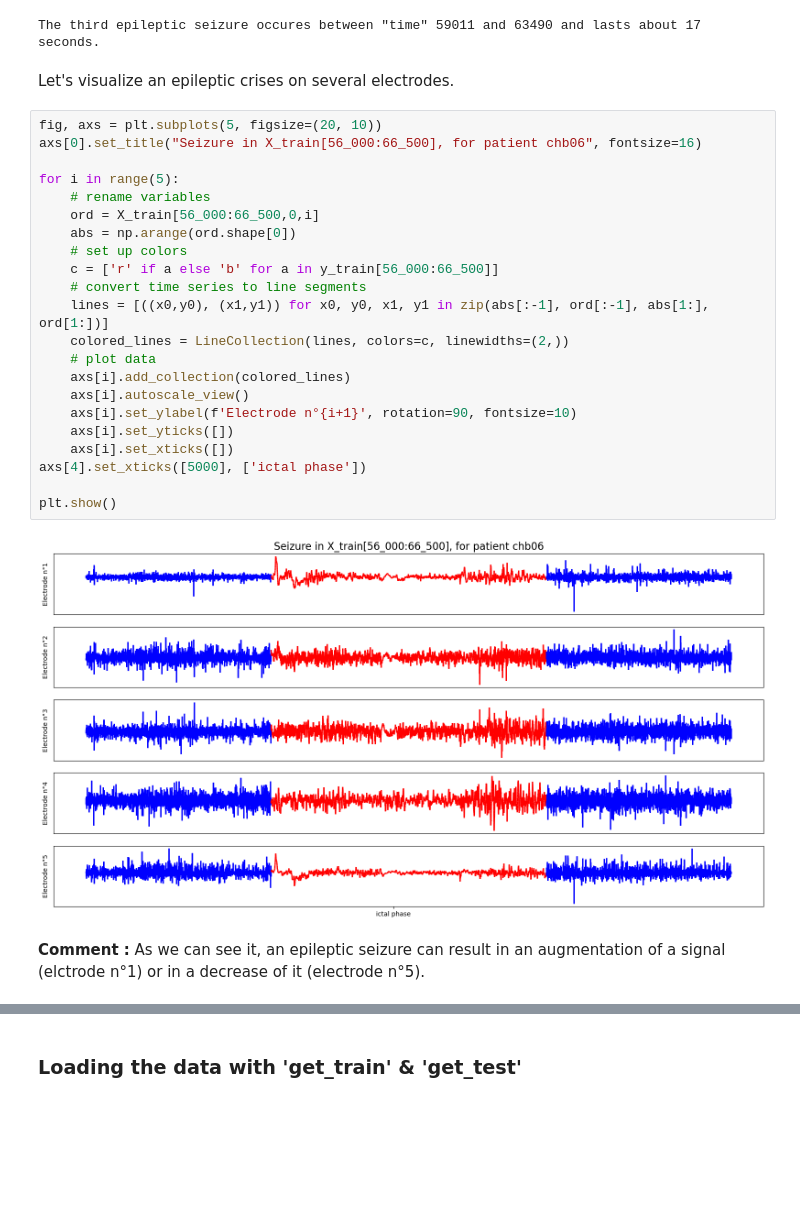
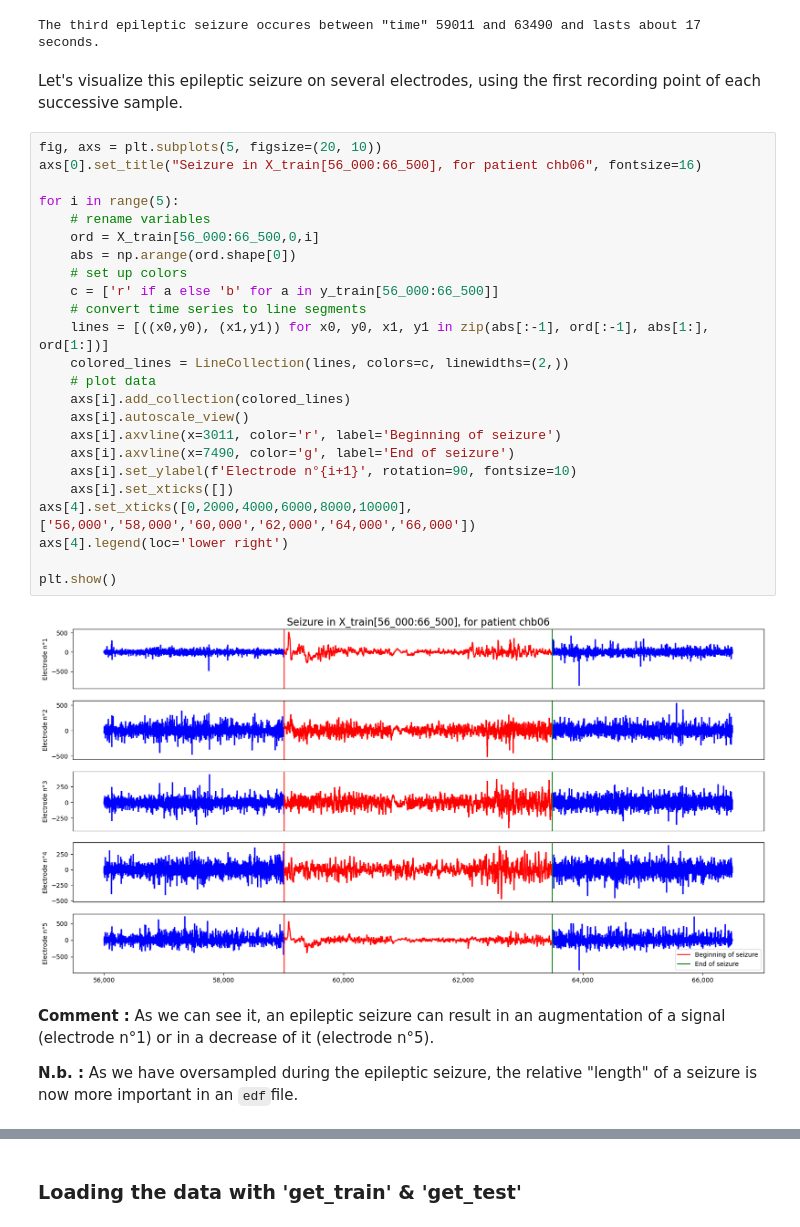
Before and after one commit to kellianoy/epilepsy_seizure, a Jupyter notebook: starting_kit.ipynb, the cells around one changed output, grey strips where cells are left out. Cells and saved outputs as stored; diff of their text form; blank space fills up the shorter version.

```diff
--- a/starting_kit.ipynb
+++ b/starting_kit.ipynb
@@ -373,30 +374,34 @@ print(f'The third epileptic seizure occures between \"time\" {50000 + begin_time
 # %% [output]
 The third epileptic seizure occures between "time" 59011 and 63490 and lasts about 17 seconds.
 # %% [markdown]
-Let's visualize an epileptic crises on several electrodes.
+Let's visualize this epileptic seizure on several electrodes, using the first recording point of each successive sample.
 # %%
 fig, axs = plt.subplots(5, figsize=(20, 10))
 axs[0].set_title("Seizure in X_train[56_000:66_500], for patient chb06", fontsize=16)
 
 for i in range(5):
     # rename variables
     ord = X_train[56_000:66_500,0,i]
     abs = np.arange(ord.shape[0])
     # set up colors
     c = ['r' if a else 'b' for a in y_train[56_000:66_500]]
     # convert time series to line segments
     lines = [((x0,y0), (x1,y1)) for x0, y0, x1, y1 in zip(abs[:-1], ord[:-1], abs[1:], ord[1:])]
     colored_lines = LineCollection(lines, colors=c, linewidths=(2,))
     # plot data
     axs[i].add_collection(colored_lines)
     axs[i].autoscale_view()
+    axs[i].axvline(x=3011, color='r', label='Beginning of seizure')
+    axs[i].axvline(x=7490, color='g', label='End of seizure')
     axs[i].set_ylabel(f'Electrode n°{i+1}', rotation=90, fontsize=10)
-    axs[i].set_yticks([])
     axs[i].set_xticks([])
-axs[4].set_xticks([5000], ['ictal phase'])
+axs[4].set_xticks([0,2000,4000,6000,8000,10000], ['56,000','58,000','60,000','62,000','64,000','66,000'])
+axs[4].legend(loc='lower right')
 
 plt.show()
 # %% [output]
-[figure, old version]
+[figure, new version]
 # %% [markdown]
-**Comment :** As we can see it, an epileptic seizure can result in an augmentation of a signal (elctrode n°1) or in a decrease of it (electrode n°5).
+**Comment :** As we can see it, an epileptic seizure can result in an augmentation of a signal (electrode n°1) or in a decrease of it (electrode n°5).
+
+**N.b. :** As we have oversampled during the epileptic seizure, the relative "length" of a seizure is now more important in an `edf`file.
```
Also changed, not shown: parts of 14 cells of this notebook.
